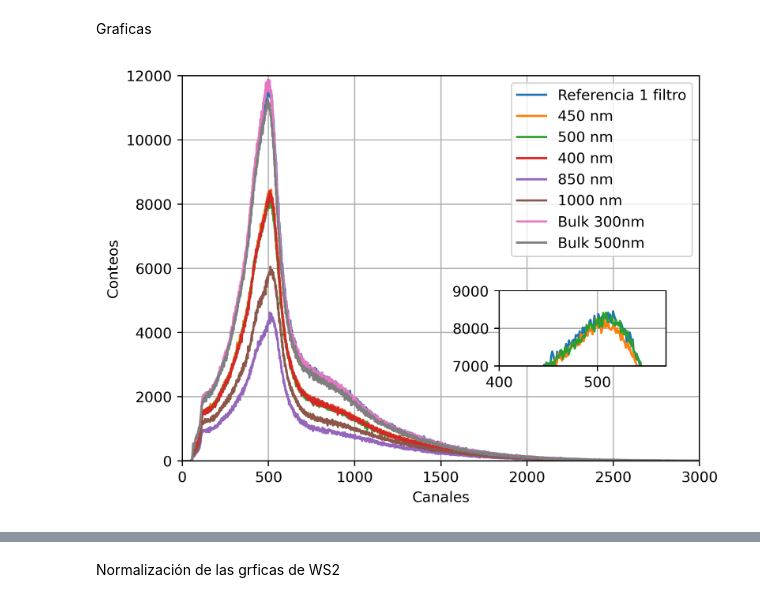
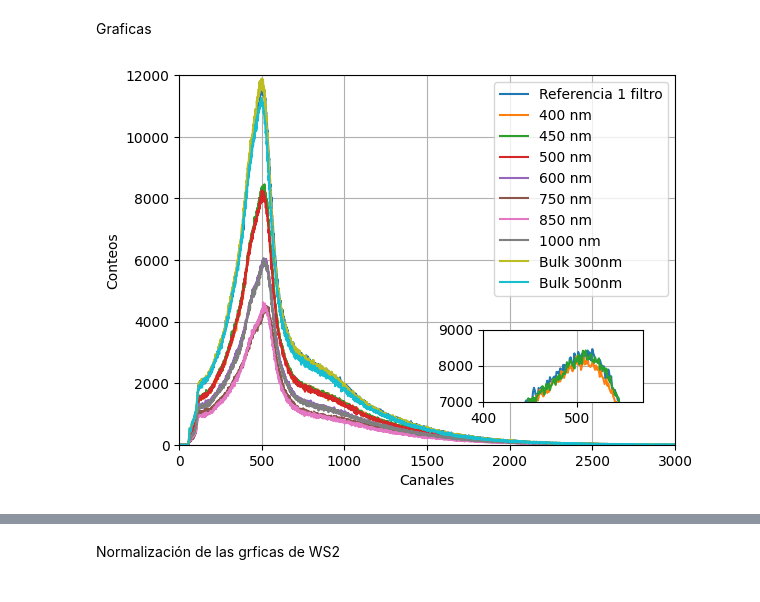
Before and after one commit to jpabonl/Proyecto-experimental, a Jupyter notebook: Graficas_Toma_2.ipynb, the cells around one changed output, grey strips where cells are left out. Cells and saved outputs as stored; diff of their text form; code cells hidden in the pictures.

```diff
--- a/Graficas_Toma_2.ipynb
+++ b/Graficas_Toma_2.ipynb
@@ -110,41 +110,45 @@ Pos6WS2 = pd.read_csv("Muestras/XrayHV80kV-1uA--CG50-FG10--Pos6-WS2-500nm--LiveT
 Pos7WS2 = pd.read_csv("Muestras/XrayHV80kV-1uA--CG50-FG10--Pos7-WS2-400nm--LiveTime300s--ConBloques.txt")
 WS21000 = pd.read_csv("Muestras/XrayHV80kV-1uA--CG50-FG10--WS2-1000nm--LiveTime300s--ConBloques.txt")
 WS2850 = pd.read_csv("Muestras/XrayHV80kV-1uA--CG50-FG10--WS2-850nm--LiveTime300s--ConBloques.txt")
+WS2750 = pd.read_csv("Muestras/XrayHV80kV-1uA--CG50-FG10--WS2-750nm--LiveTime300s--ConBloques.txt")
+WS2600 = pd.read_csv("Muestras/XrayHV80kV-1uA--CG50-FG10--WS2-600nm--LiveTime300s--ConBloques.txt")
 Bulk1 = pd.read_csv("Muestras/XrayHV80kV-1uA--CG50-FG10--Pos4-Bulk1-W-300nm--LiveTime300s--ConBloques.txt")
 Bulk2 = pd.read_csv("Muestras/XrayHV80kV-1uA--CG50-FG10--Pos5-Bulk2-W-500nm--LiveTime300s--ConBloques.txt")
 # %%
 plt.plot(Pos1Ref1, label='Referencia 1 filtro')
+plt.plot(Pos7WS2, label='400 nm')
 plt.plot(Pos3WS2, label='450 nm')
 plt.plot(Pos6WS2, label='500 nm')
-plt.plot(Pos7WS2, label='400 nm')
+plt.plot(WS2600, label='600 nm')
+plt.plot(WS2750, label='750 nm')
 plt.plot(WS2850, label='850 nm')
 plt.plot(WS21000, label='1000 nm')
 plt.plot(Bulk1, label='Bulk 300nm')
 plt.plot(Bulk2, label='Bulk 500nm')
 plt.ylim(0,12000)
 plt.xlim(0,3000)
 plt.ylabel('Conteos')
 plt.xlabel('Canales')
 plt.grid(True)
 plt.legend()
 # Definir los límites para el zoom-in
 xmin = 400
 xmax = 570
 ymin = 7000
 ymax = 9000
 
 # Crear un área para el zoom-in en la esquina derecha
-zoom_ax = plt.axes([0.60, 0.3, 0.25, 0.15])  # [left, bottom, width, height]
+zoom_ax = plt.axes([0.60, 0.2, 0.25, 0.15])  # [left, bottom, width, height]
 zoom_ax.plot(Pos3WS2, label="450nm")
 zoom_ax.plot(Pos6WS2, label="500nm")
 zoom_ax.plot(Pos7WS2, label="400nm")
 zoom_ax.set_ylim(ymin, ymax)
 zoom_ax.set_xlim(xmin, xmax)
 
 zoom_ax.grid()
 
 # Mostrar la leyenda en la gráfica principal
 plt.grid(True)
 plt.show()
 # %% [output]
-[figure, old version]
+[figure, new version]
```
Also changed, not shown: parts of 3 cells of this notebook.
